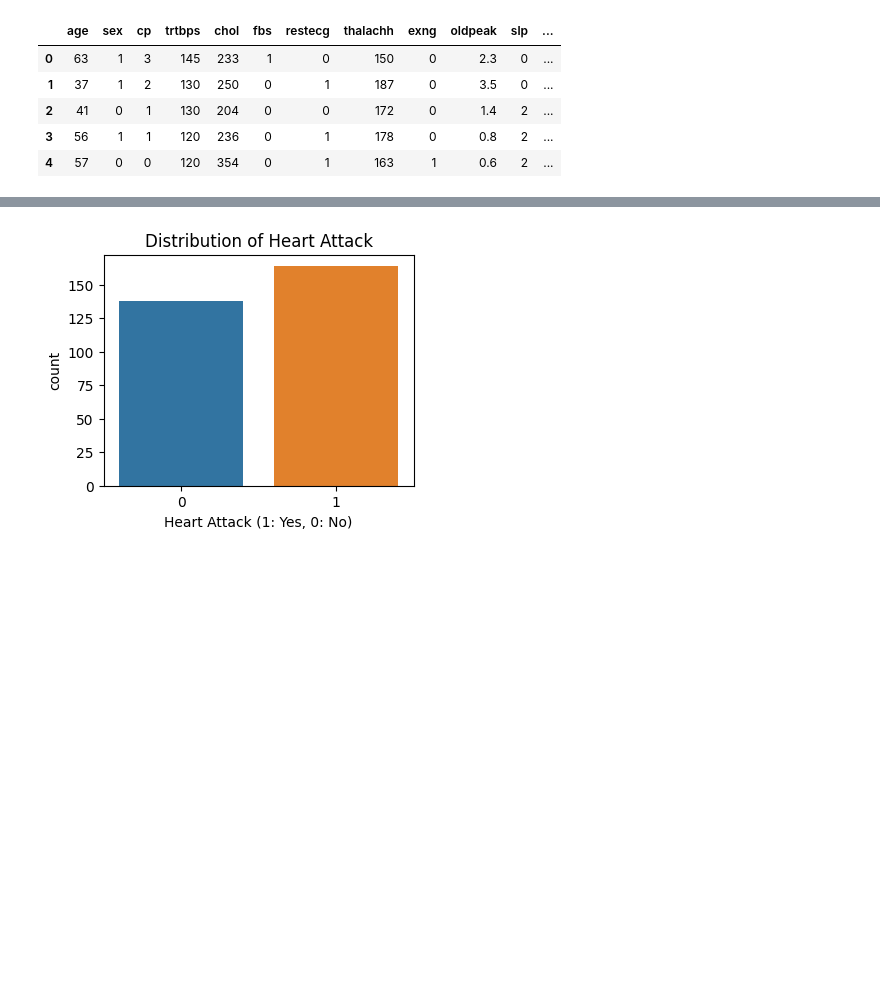
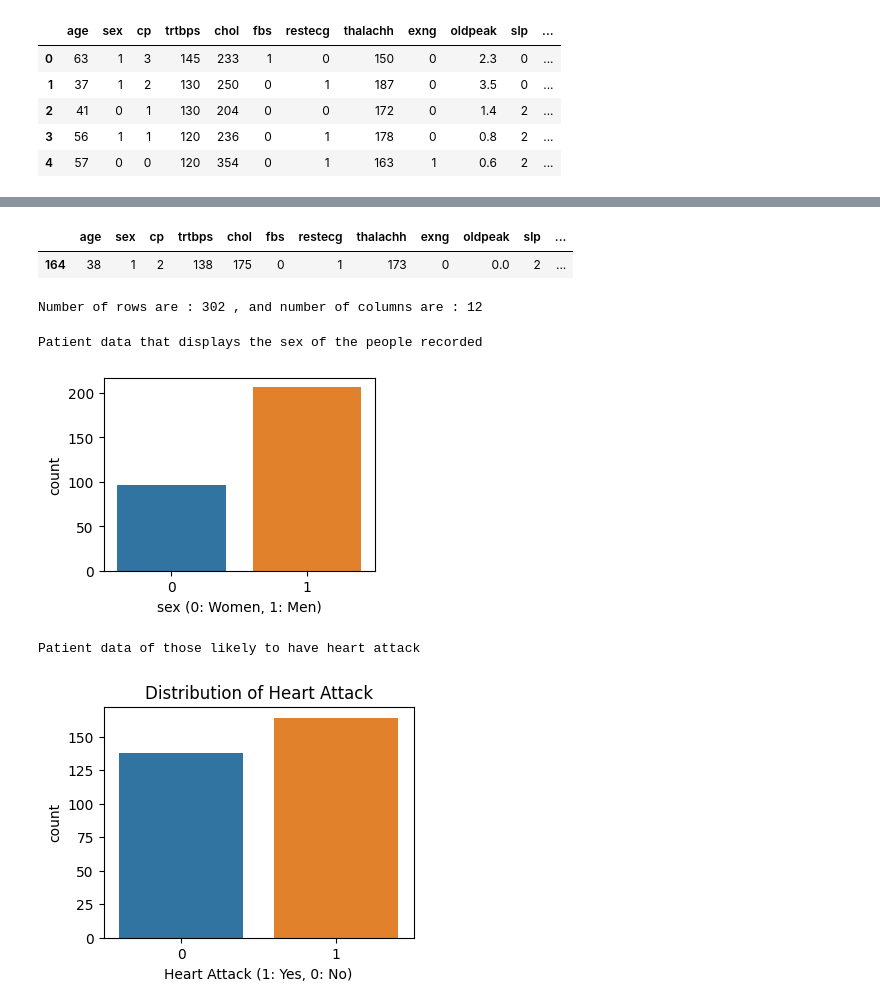
Before and after one commit to JoaquinWelch/heart_disease-proj, a Jupyter notebook: heartpred.ipynb, the cells around one changed output, grey strips where cells are left out. Drawn from its saved outputs; the diff is of its cells as text; code cells hidden in the pictures; blank space fills up the shorter version.

```diff
--- a/heartpred.ipynb
+++ b/heartpred.ipynb
@@ -71,16 +95,36 @@ print(missing_values)
 # %%
 df.fillna(df.mean(), inplace=True)
+# %%
+df[df.duplicated()]
+# %% [output]
+|  | age | sex | cp | trtbps | chol | fbs | restecg | thalachh | exng | oldpeak | slp | ... |
+| 164 | 38 | 1 | 2 | 138 | 175 | 0 | 1 | 173 | 0 | 0.0 | 2 | ... |
 # %%
 df.drop_duplicates(inplace=True)
 # %%
 df = df.drop(columns=['fbs', 'restecg'])
+# %%
+print('Number of rows are :',df.shape[0], ', and number of columns are :',df.shape[1])
+# %% [output]
+Number of rows are : 302 , and number of columns are : 12
 # %%
 df.to_csv('cleandata.csv', index=False)
+# %%
+plt.figure(figsize=(3.5,2.5))
+sns.countplot(data=df, x = 'sex')
+print('Patient data that displays the sex of the people recorded')
+plt.xlabel('sex (0: Women, 1: Men)')
+plt.show()
+# %% [output]
+Patient data that displays the sex of the people recorded
+[figure, added]
 # %%
 plt.figure(figsize=(4,3))
 sns.countplot(x='output', data=df)
+print('Patient data of those likely to have heart attack')
 plt.title('Distribution of Heart Attack')
 plt.xlabel('Heart Attack (1: Yes, 0: No)')
 plt.show()
 # %% [output]
+Patient data of those likely to have heart attack
 [figure]
```
Also changed, not shown: parts of 23 cells of this notebook.
